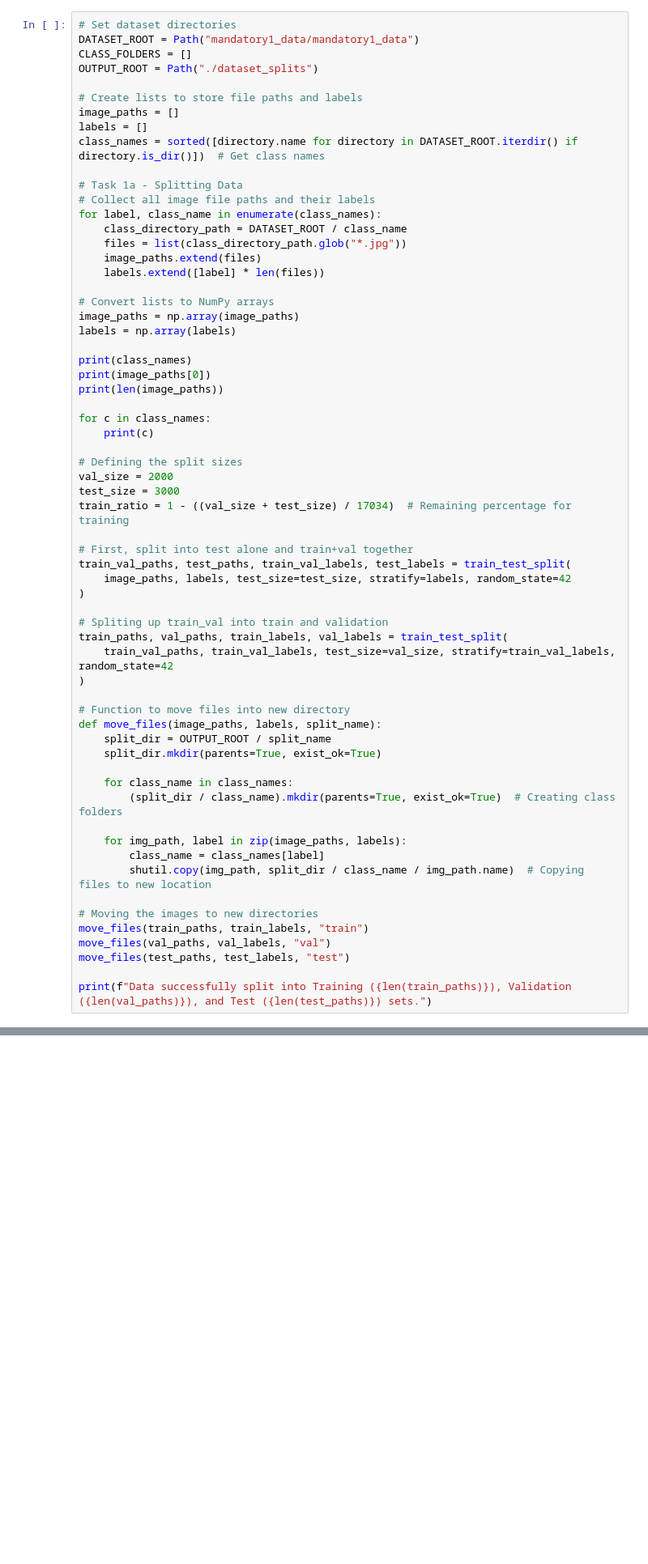
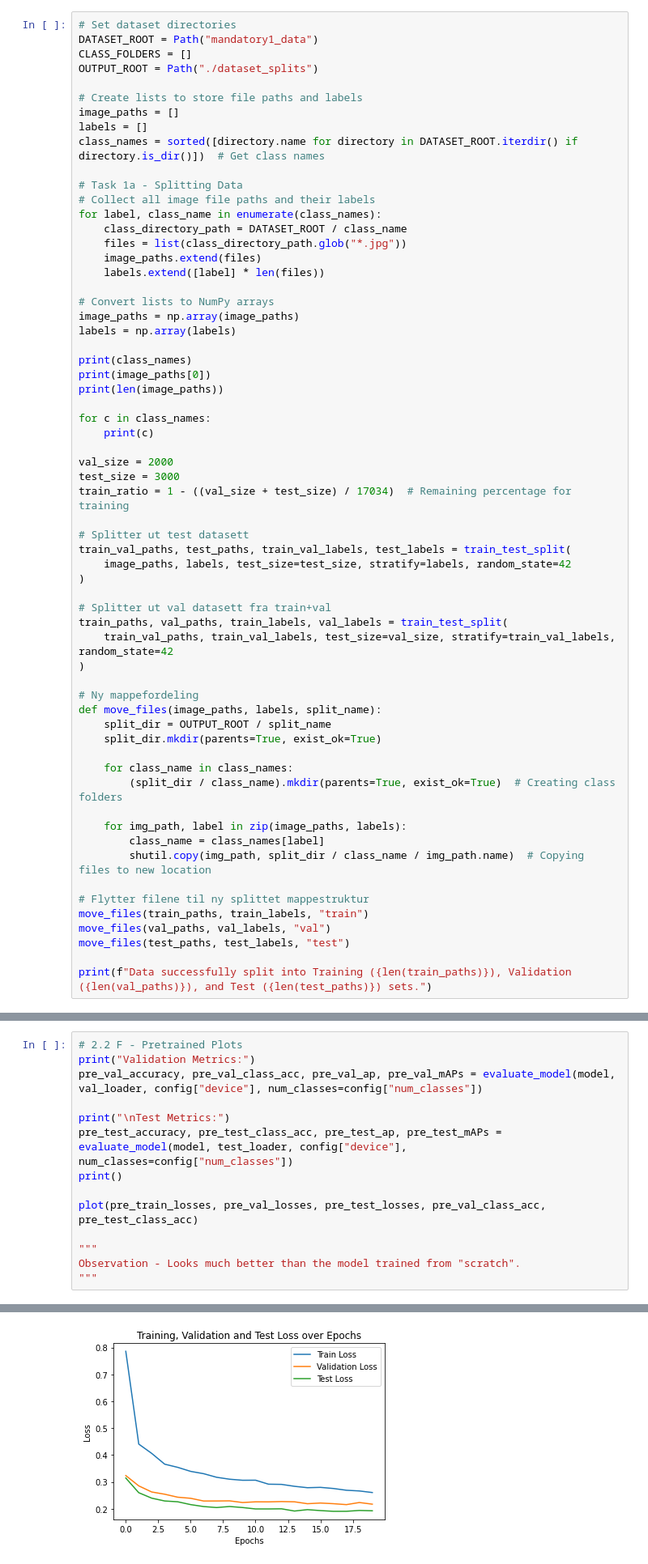
Before and after one commit to NorSte/imageAnalysis, a Jupyter notebook: Assignment1.ipynb, the cells around one changed output, grey strips where cells are left out. Shown at 81% size. Cells and saved outputs as stored; diff of their text form; blank space fills up the shorter version.

```diff
--- a/Assignment1.ipynb
+++ b/Assignment1.ipynb
@@ -17,6 +27,6 @@ import matplotlib.pyplot as plt
 # %%
 # Set dataset directories
-DATASET_ROOT = Path("mandatory1_data/mandatory1_data")
+DATASET_ROOT = Path("mandatory1_data")
 CLASS_FOLDERS = []
 OUTPUT_ROOT = Path("./dataset_splits")
 
@@ -44,22 +54,21 @@ print(len(image_paths))
 for c in class_names:
     print(c)
 
-# Defining the split sizes
 val_size = 2000
 test_size = 3000
 train_ratio = 1 - ((val_size + test_size) / 17034)  # Remaining percentage for training
 
-# First, split into test alone and train+val together
+# Splitter ut test datasett
 train_val_paths, test_paths, train_val_labels, test_labels = train_test_split(
     image_paths, labels, test_size=test_size, stratify=labels, random_state=42
 )
 
-# Spliting up train_val into train and validation
+# Splitter ut val datasett fra train+val
 train_paths, val_paths, train_labels, val_labels = train_test_split(
     train_val_paths, train_val_labels, test_size=val_size, stratify=train_val_labels, random_state=42
 )
 
-# Function to move files into new directory
+# Ny mappefordeling
 def move_files(image_paths, labels, split_name):
     split_dir = OUTPUT_ROOT / split_name
     split_dir.mkdir(parents=True, exist_ok=True)
@@ -71,7 +80,7 @@ def move_files(image_paths, labels, split_name):
         class_name = class_names[label]
         shutil.copy(img_path, split_dir / class_name / img_path.name)  # Copying files to new location
 
-# Moving the images to new directories
+# Flytter filene til ny splittet mappestruktur
 move_files(train_paths, train_labels, "train")
 move_files(val_paths, val_labels, "val")
 move_files(test_paths, test_labels, "test")
@@ -239,0 +649,15 @@ Error:
+# %%
+# 2.2 F - Pretrained Plots
+print("Validation Metrics:")
+pre_val_accuracy, pre_val_class_acc, pre_val_ap, pre_val_mAPs = evaluate_model(model, val_loader, config["device"], num_classes=config["num_classes"])
+
+print("\nTest Metrics:")
+pre_test_accuracy, pre_test_class_acc, pre_test_ap, pre_test_mAPs = evaluate_model(model, test_loader, config["device"], num_classes=config["num_classes"])
+print()
+
+plot(pre_train_losses, pre_val_losses, pre_test_losses, pre_val_class_acc, pre_test_class_acc)
+
+"""
+Observation - Looks much better than the model trained from "scratch".
+"""
+# %% [output]
@@ -239,0 +681 @@ Error:
+[figure, added]
```
Also changed, not shown: parts of 13 cells of this notebook.
